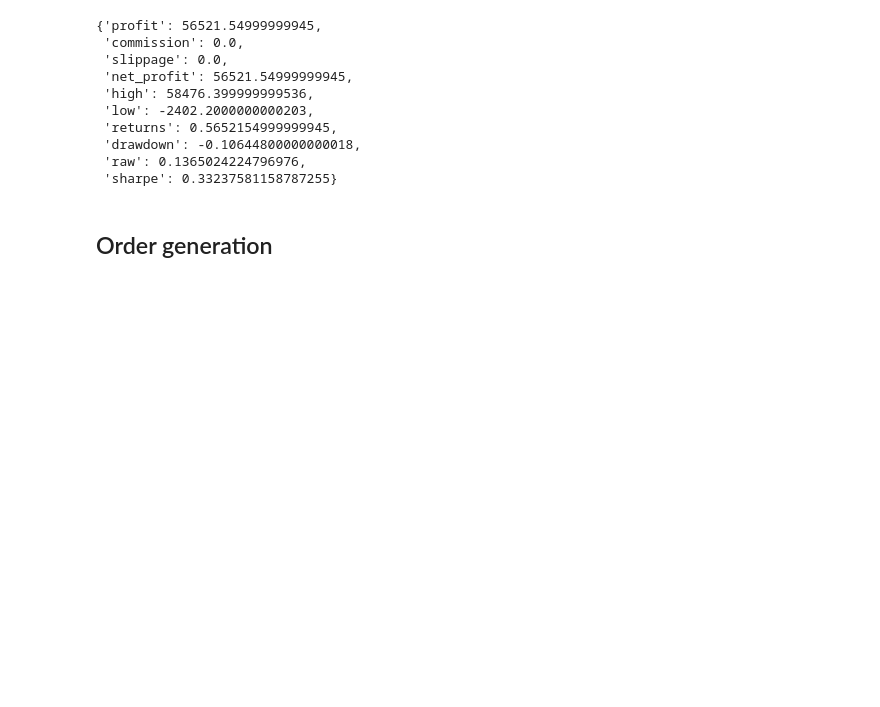
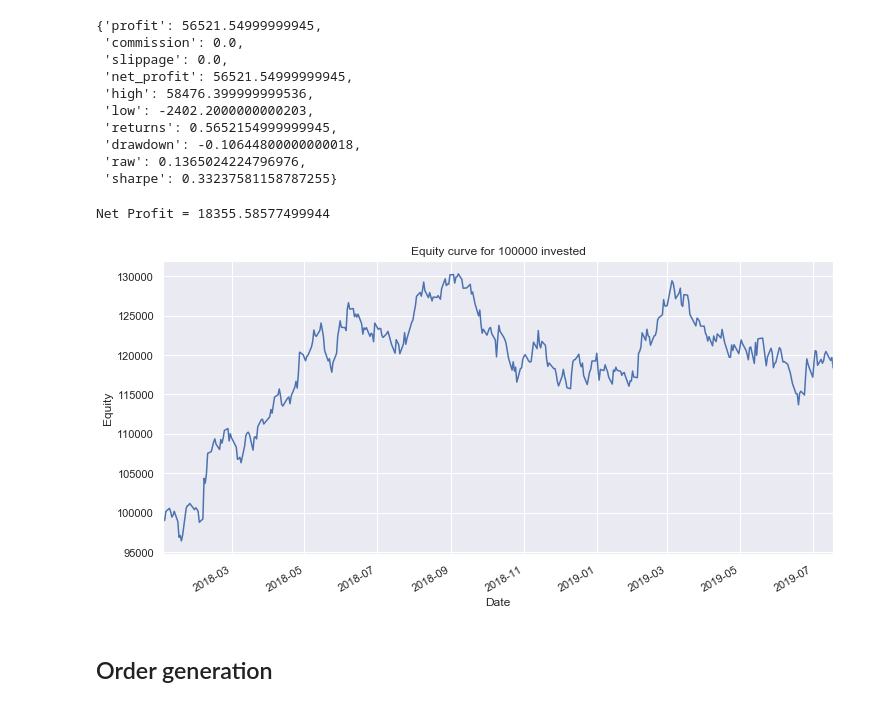
Before and after one commit to uberdeveloper/tradingsystem, a Jupyter notebook: Basic.ipynb, the cells around one changed output. Saved outputs shown, nothing was run; the diff lists cells and outputs as text; code cells hidden in the pictures; blank space fills up the shorter version.

```diff
--- a/Basic.ipynb
+++ b/Basic.ipynb
@@ -333,13 +333,15 @@ Let's look at the equity curve.
 An [equity curve](https://www.investopedia.com/terms/e/equity-curve.asp) is a graphical representation of the change in the value of a trading account over a time period
 # %%
 # Let's look the day-wise equity curve
-
 def plot_equity_curve(data):
+    """
+    Plot the equity curve for the dataset
+    data
+        a backtest results dataframe
+    """
     net_profit = data.groupby('timestamp').net_profit.sum().cumsum()
     equity_curve = 100000 + net_profit
-    equity_curve.plot(figsize=(12,8))
+    equity_curve.plot(figsize=(12,6))
     plt.title('Equity curve for 100000 invested')
     plt.xlabel('Date')
     plt.ylabel('Equity')
-
-plot_equity_curve(results)
@@ -359,3 +363,13 @@ metrics(results)
  'drawdown': -0.10644800000000018,
  'raw': 0.1365024224796976,
  'sharpe': 0.33237581158787255}
+# %%
+# Let's add commission and slippage
+# Commission and slippage per side as percentages
+results = backtest(data=ds.data, stop_loss=2, sort_by='pret', order='B',
+                  commission=0.03, slippage=0.02)
+print('Net Profit = {}'.format(results.net_profit.sum()))
+plot_equity_curve(results)
+# %% [output]
+Net Profit = 18355.58577499944
+[figure, added]
```
Also changed, not shown: parts of 4 cells of this notebook, 1 other file.
